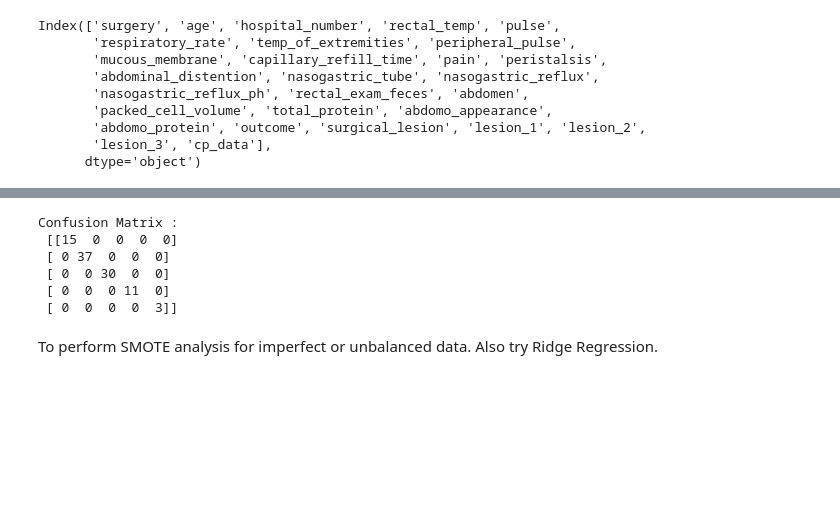
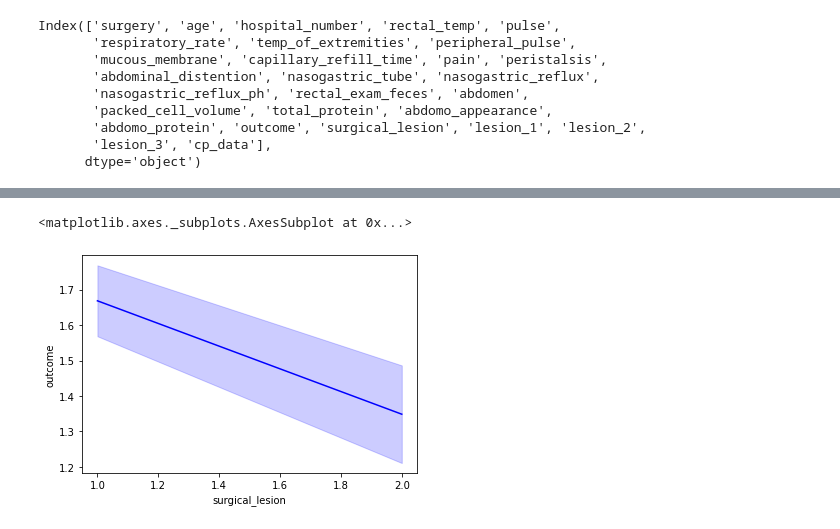
Before and after one commit to aditya-patwardhan/MachineLearningRelated, a Jupyter notebook: LogisticReg_HorseData.ipynb, the cells around one changed output, grey strips where cells are left out. Saved outputs shown, nothing was run; the diff lists cells and outputs as text; code cells hidden in the pictures; blank space fills up the shorter version.

```diff
--- a/LogisticReg_HorseData.ipynb
+++ b/LogisticReg_HorseData.ipynb
@@ -150,34 +195,5 @@ sb.heatmap(correl,xticklabels=correl.columns, yticklabels=correl.columns, annot=
-# %%
-from sklearn.model_selection import train_test_split
-from sklearn.preprocessing import StandardScaler
-from sklearn.linear_model import LogisticRegression
-from sklearn.metrics import confusion_matrix
-from sklearn.metrics import accuracy_score
-
-data4Pulse = pd.DataFrame(data.iloc[:, [2,3]].values)
-data4Pulse.dropna(inplace = True)
-inputData4Pulse = pd.DataFrame(data4Pulse.iloc[:, [0]].values)
-
-outputData4Pulse = pd.DataFrame(data4Pulse.iloc[:, [1]].values)
-inputData4Pulse_train, inputData4Pulse_test, outputData4Pulse_train, outputData4Pulse_test = train_test_split(inputData4Pulse, outputData4Pulse, test_size = 0.40, random_state = 0)
-
-sc_inputData4Pulse = StandardScaler()
-inputData4Pulse_train = sc_inputData4Pulse.fit_transform(inputData4Pulse_train)
-inputData4Pulse_test = sc_inputData4Pulse.transform(inputData4Pulse_test)
-
-classifier = LogisticRegression(random_state = 0)
-classifier.fit(inputData4Pulse_train, outputData4Pulse_train)
-
-outputData4Pulse_test = classifier.predict(inputData4Pulse_test)
-cm = confusion_matrix(outputData4Pulse_test, outputData4Pulse_test)
-print ("Confusion Matrix : \n", cm)
-#print ("Accuracy : ", accuracy_score(outputData4Pulse_test.reshape(1,outputData4Pulse_test.count()), outputData4Pulse_test.reshape(1,outputData4Pulse_test.count())))
-# %% [output]
-Confusion Matrix :
- [[15  0  0  0  0]
- [ 0 37  0  0  0]
- [ 0  0 30  0  0]
- [ 0  0  0 11  0]
- [ 0  0  0  0  3]]
-# %% [markdown]
-To perform SMOTE analysis for imperfect or unbalanced data. Also try Ridge Regression.
+# %%
+sb.lineplot(x = data['surgical_lesion'], y = data['outcome'], color='b')
+# %% [output]
+<matplotlib.axes._subplots.AxesSubplot at 0x...>
+[figure, added]
```
Also changed, not shown: parts of 21 cells of this notebook, 1 other file.
